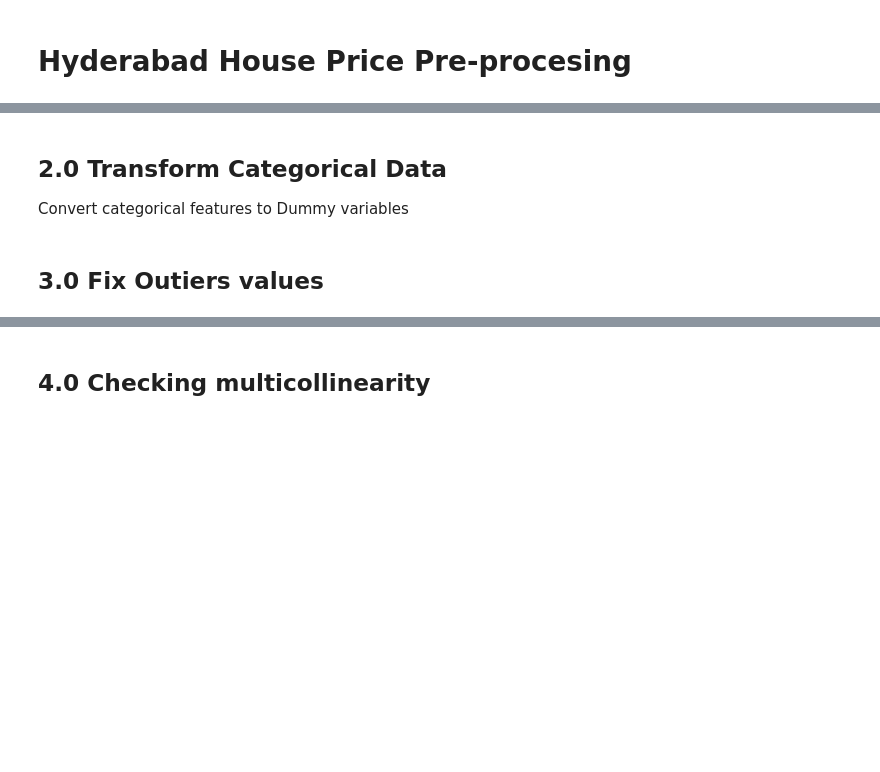
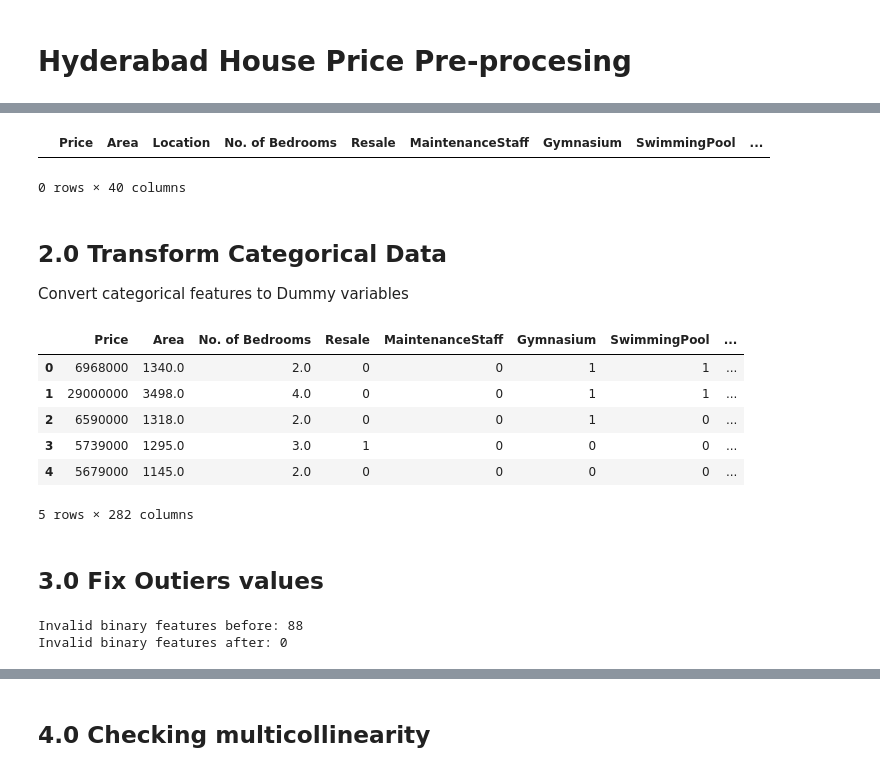
Before and after one commit to albertbolanoss/labs_machine_learning, a Jupyter notebook: notebooks/regresion_lineal/hyderabad_house_price/2.0_pre-processing.ipynb, the cells around one changed output, grey strips where cells are left out. Cells and saved outputs as stored; diff of their text form; code cells hidden in the pictures; blank space fills up the shorter version.

```diff
--- a/notebooks/regresion_lineal/hyderabad_house_price/2.0_pre-processing.ipynb
+++ b/notebooks/regresion_lineal/hyderabad_house_price/2.0_pre-processing.ipynb
@@ -126,3 +79,11 @@ processed_ds.isnull().sum()
+# %%
+# df_clean = df.dropna()
+processed_ds = processed_ds.dropna(subset=[AREA, BED_ROOMS])
+exportDataset(processed_ds, "1.2_nullables")
+processed_ds[df.isnull().any(axis=1)]
+# %% [output]
+|  | Price | Area | Location | No. of Bedrooms | Resale | MaintenanceStaff | Gymnasium | SwimmingPool | ... |
+0 rows × 40 columns
 # %% [markdown]
 ## 2.0 Transform Categorical Data
 
@@ -130,35 +91,43 @@ Convert categorical features to Dummy variables
 # %%
 ## Transform Categorical Data
 import pandas as pd
 from sklearn.preprocessing import OneHotEncoder
 
 df = house_prices_ds.copy()
 
 # Create encoder
 encoder = OneHotEncoder(sparse_output=True, drop=None, handle_unknown="ignore")
 
 # Set and transform Location
 location_encoded = encoder.fit_transform(df[["Location"]])
 
 
 # Alternative: use dummy variables when there are few categories
 # house_prices_ds_encoded = pd.get_dummies(processed_ds, columns=["Location"])
 
 categorical_features_df = pd.DataFrame(
     location_encoded.toarray(),
     columns=encoder.get_feature_names_out([LOCATION]),
-    index=house_prices_ds.index
+    index=df.index
 )
 
 
 processed_ds = pd.concat(
-    [processed_ds.drop(columns=[LOCATION]), categorical_features_df],
+    [df.drop(columns=[LOCATION]), categorical_features_df],
     axis=1
 )
 
 exportDataset(processed_ds, "2_categorical")
 
 processed_ds.head()
+# %% [output]
+|  | Price | Area | No. of Bedrooms | Resale | MaintenanceStaff | Gymnasium | SwimmingPool | ... |
+| 0 | 6968000 | 1340.0 | 2.0 | 0 | 0 | 1 | 1 | ... |
+| 1 | 29000000 | 3498.0 | 4.0 | 0 | 0 | 1 | 1 | ... |
+| 2 | 6590000 | 1318.0 | 2.0 | 0 | 0 | 1 | 0 | ... |
+| 3 | 5739000 | 1295.0 | 3.0 | 1 | 0 | 0 | 0 | ... |
+| 4 | 5679000 | 1145.0 | 2.0 | 0 | 0 | 0 | 0 | ... |
+5 rows × 282 columns
 # %% [markdown]
 ## 3.0 Fix Outiers values
 # %%
@@ -212,6 +181,9 @@ exportDataset(processed_ds, "3_outiers")
 mask_invalid_after = (binary_impute[binary_cols] < 0) | (binary_impute[binary_cols] > 1)
 rows_invalid_after = binary_impute[mask_invalid_after.any(axis=1)]
 print("Invalid binary features after:", len(rows_invalid_after[binary_cols]))
+# %% [output]
+Invalid binary features before: 88
+Invalid binary features after: 0
 # %%
 import seaborn as sns
 import matplotlib.pyplot as plt
```
Also changed, not shown: parts of 7 cells of this notebook, 2 other files.
